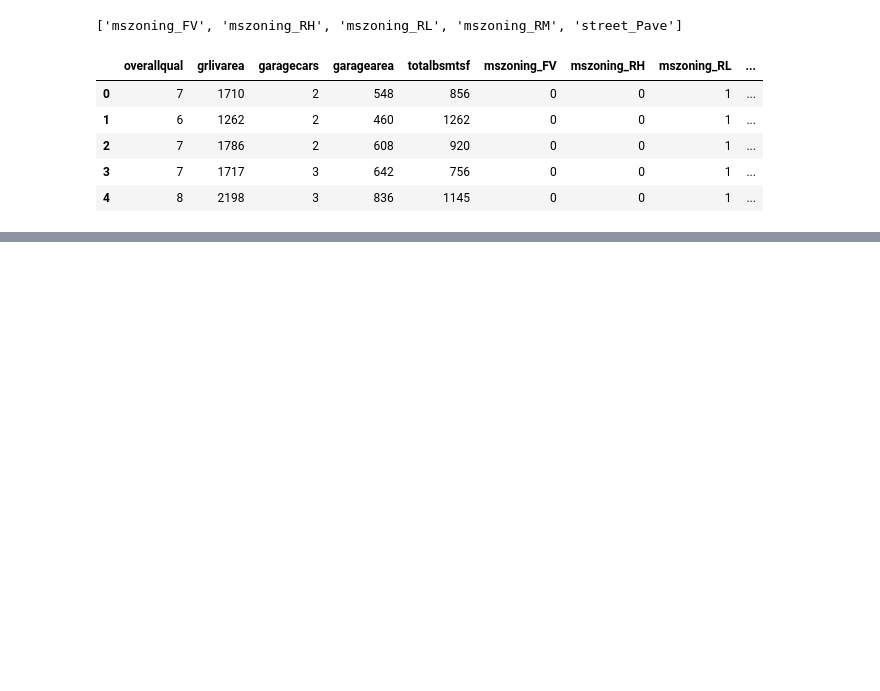
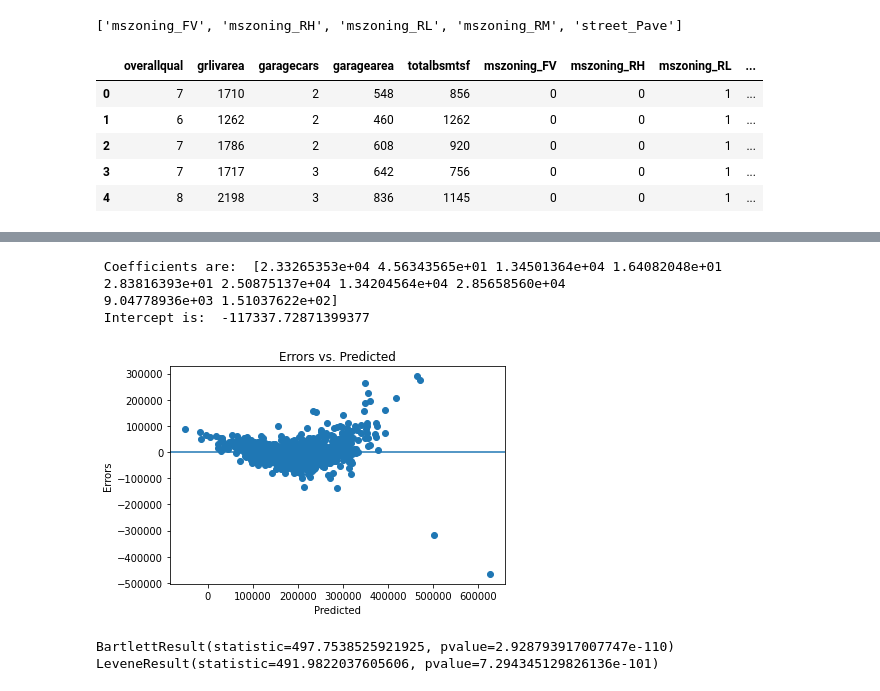
Before and after one commit to negar67/Python, a Jupyter notebook: HousePricePrediction.ipynb, the cells around one changed output, grey strips where cells are left out. Saved outputs shown, nothing was run; the diff lists cells and outputs as text; code cells hidden in the pictures; blank space fills up the shorter version.

```diff
--- a/HousePricePrediction.ipynb
+++ b/HousePricePrediction.ipynb
@@ -264,3 +265,58 @@ Warnings:
 [1] Standard Errors assume that the covariance matrix of the errors is correctly specified.
 [2] The condition number is large, 5.53e+04. This might indicate that there are
 strong multicollinearity or other numerical problems.
+# %%
+#fit a linear regression
+X=houseprice_df[['overallqual', 'grlivarea', 'garagecars', 'garagearea', 'totalbsmtsf'] + dummy_column_names]
+lrm = linear_model.LinearRegression()
+lrm.fit(X, Y)
+
+#predictions of the linear regression
+predictions = lrm.predict(X)
+
+#error term calculation
+errors = Y - predictions
+
+
+#print estimated coefficients and intercept
+print(" Coefficients are: ", lrm.coef_)
+print(" Intercept is: ", lrm.intercept_)
+# %% [output]
+ Coefficients are:  [2.33265353e+04 4.56343565e+01 1.34501364e+04 1.64082048e+01
+ 2.83816393e+01 2.50875137e+04 1.34204564e+04 2.85658560e+04
+ 9.04778936e+03 1.51037622e+02]
+ Intercept is:  -117337.72871399377
+# %%
+#Checking the assumptions of Linear Regression
+#Assumption one: linearity of the model in its coefficients; this is met
+#All coeffs are constants so theiy have a linear relationship with the target variable
+
+#Assumption two: the error term should be zero on average;this is met
+#A constant was included in the model so it will force error terms to be zero on average
+
+#Assumption three: homoscedasticity; this is not met, error is varying
+#Is the error variance systematically changing across observatons?
+#check by a plot to see how error variance varies
+plt.scatter(predictions, errors)
+plt.xlabel('Predicted')
+plt.ylabel('Errors')
+plt.axhline(y=0)
+plt.title('Errors vs. Predicted')
+plt.show()
+# %% [output]
+[figure, added]
+# %%
+#Check Assumption 3 with tests too: Bartlett and Levene tests
+#the null hypothesis for both tests is that the error is homoscedastic
+
+from scipy.stats import bartlett
+from scipy.stats import levene
+
+bartlett_stats = bartlett(predictions, errors)
+levene_stats = levene(predictions, errors)
+
+print(bartlett_stats)
+print(levene_stats)
+# %% [output]
+BartlettResult(statistic=497.7538525921925, pvalue=2.928793917007747e-110)
+LeveneResult(statistic=491.9822037605606, pvalue=7.294345129826136e-101)
```
Also changed, not shown: parts of 8 cells of this notebook.
